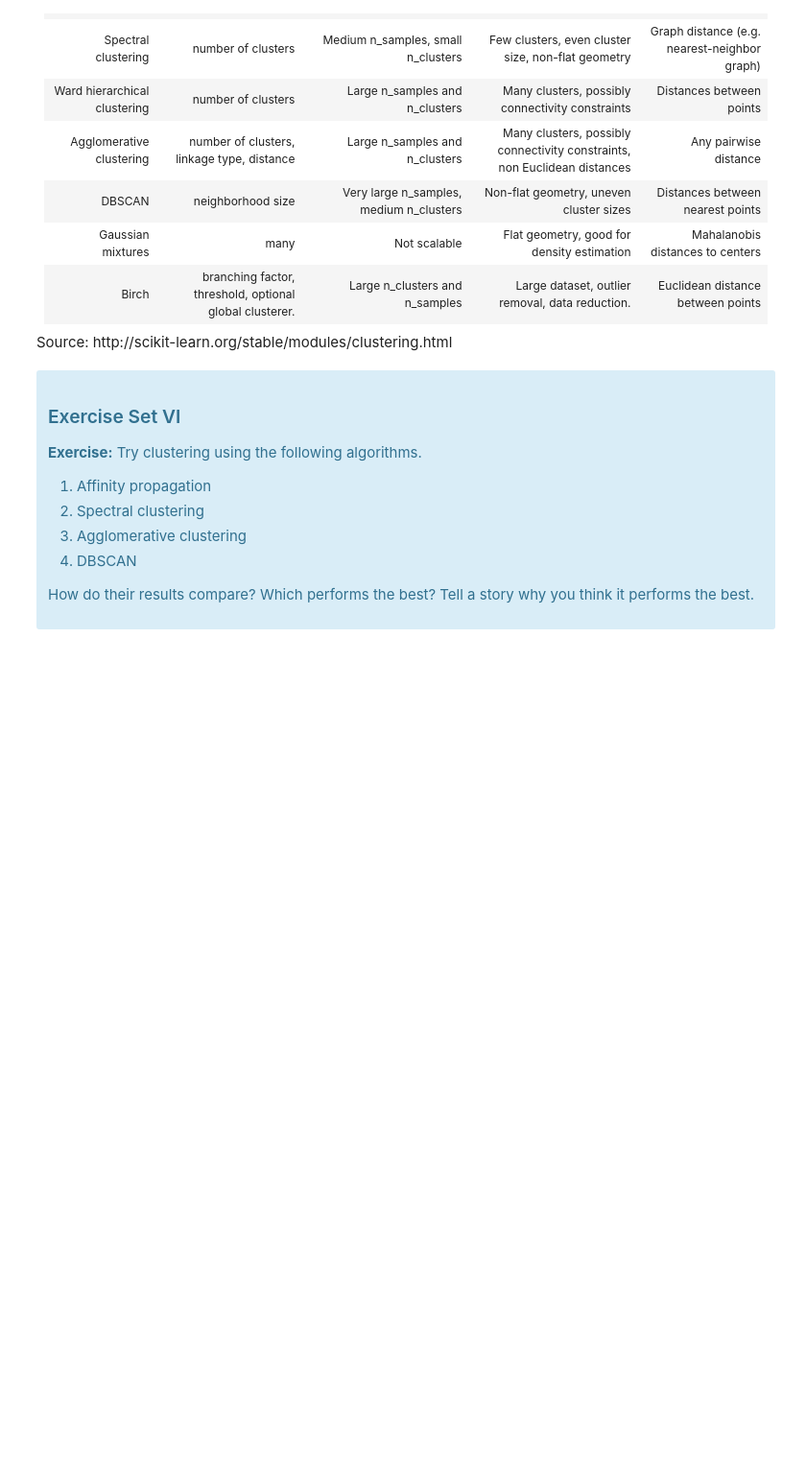
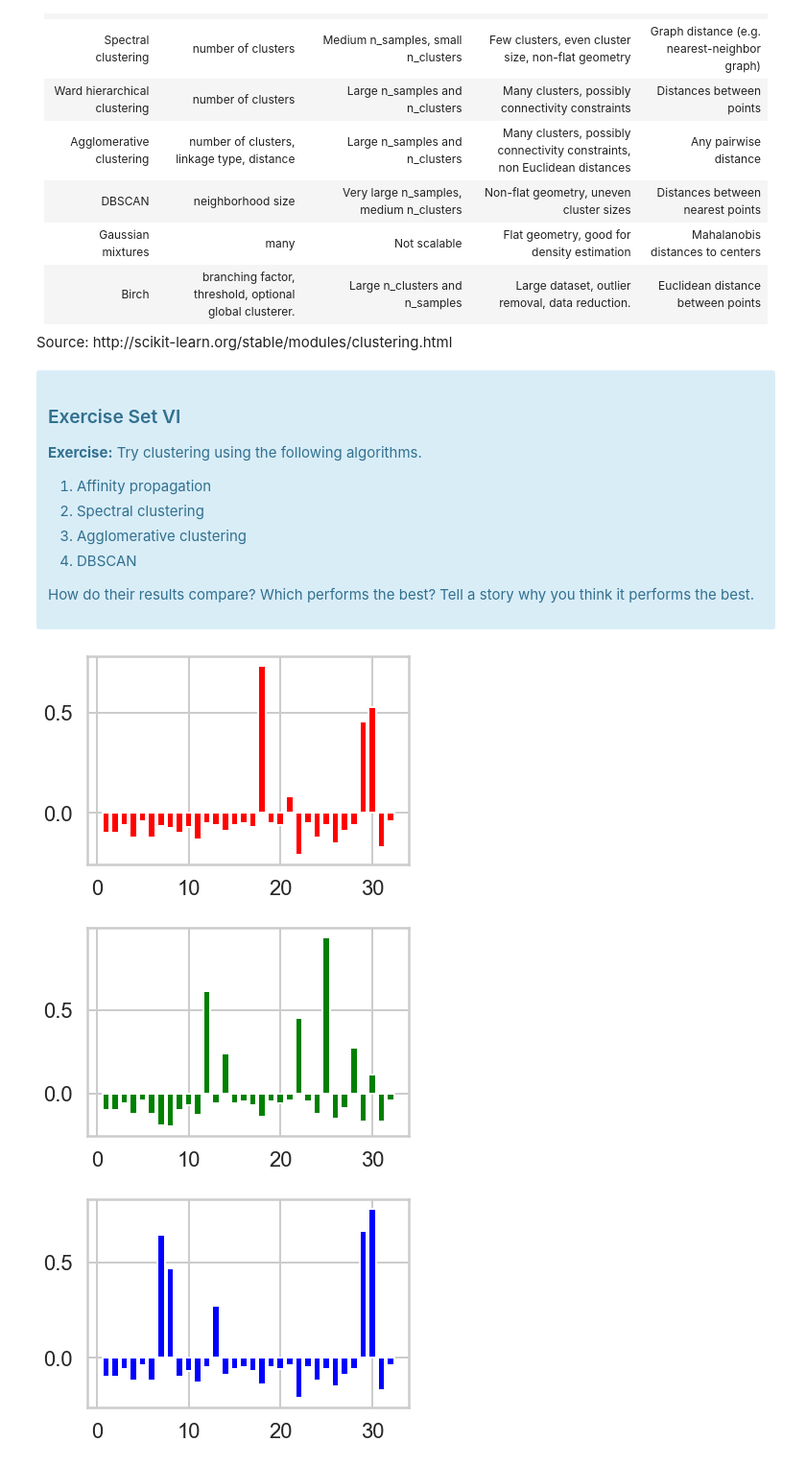
Before and after one commit to grantc00/Clustering-Case-Study, a Jupyter notebook: Clustering Case Study - Customer Segmentation with K-Means - Tier 3.ipynb, the cells around one changed output. Shown: that part at 96% size. Cells and saved outputs as stored; diff of their text form; code cells hidden in the pictures; blank space fills up the shorter version.

```diff
--- a/Clustering Case Study - Customer Segmentation with K-Means - Tier 3.ipynb
+++ b/Clustering Case Study - Customer Segmentation with K-Means - Tier 3.ipynb
@@ -516,0 +515,18 @@ Source: http://scikit-learn.org/stable/modules/clustering.html
+# %%
+# Your turn
+
+model = sklearn.cluster.AffinityPropagation(random_state = 42)
+cluster_assignments = model.fit_predict(X)
+
+colors = ['red', 'green', 'blue']
+offer_proportions = pivoted.sum(axis=0) / 100
+for i in range(3):
+    plt.figure(i)
+    cluster = pivoted[cluster_assignments == i]
+    offer_proportions_cluster = cluster.sum(axis=0) / cluster.shape[0]
+    lift = offer_proportions_cluster - offer_proportions
+    plt.bar(range(1, 33), lift, color=colors[i])
+# %% [output]
+[figure, added]
+[figure, added]
+[figure, added]
```
Also changed, not shown: parts of 12 cells of this notebook, 2 other files.
